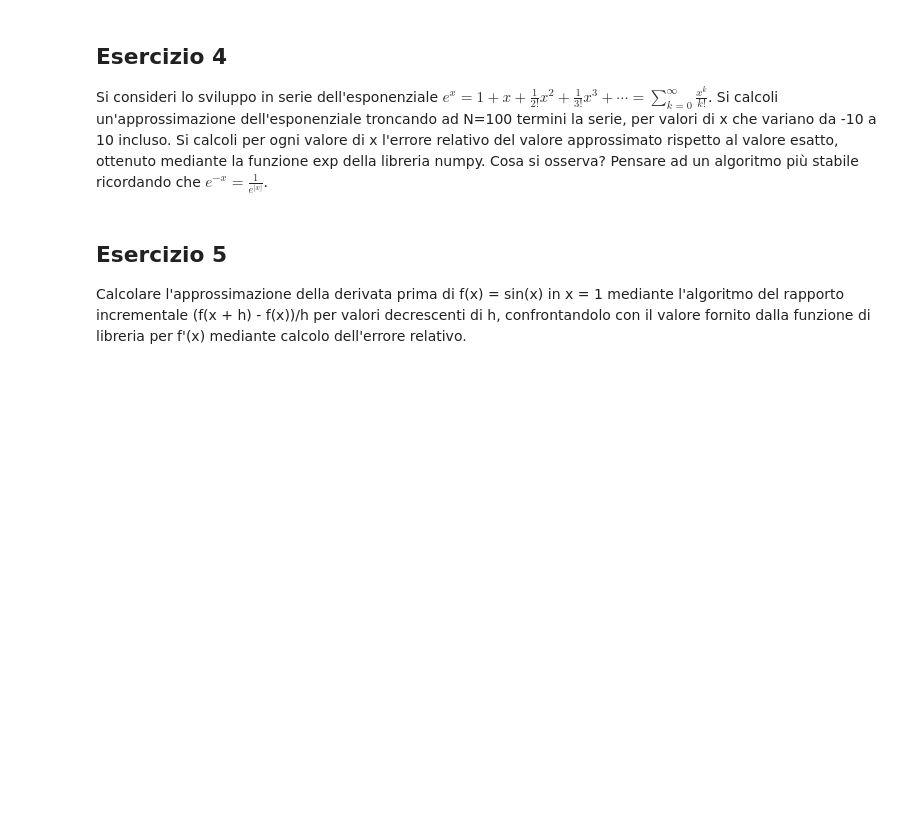
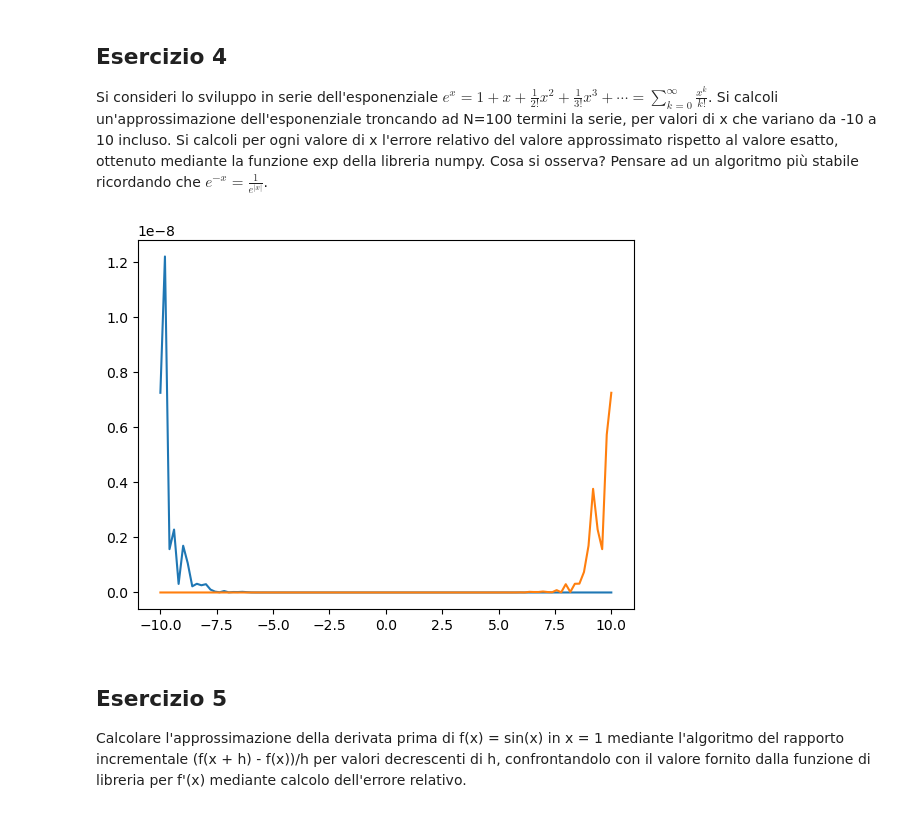
Before and after one commit to FireSoul04/unibo_projects, a Jupyter notebook: numerical_methods/exercises/Esercitazione5.ipynb, the cells around one changed output. Cells and saved outputs as stored; diff of their text form; code cells hidden in the pictures; blank space fills up the shorter version.

```diff
--- a/numerical_methods/exercises/Esercitazione5.ipynb
+++ b/numerical_methods/exercises/Esercitazione5.ipynb
@@ -118,6 +116,27 @@ plt.show()
 # %% [markdown]
 ## Esercizio 4
 Si consideri lo sviluppo in serie dell'esponenziale $e^x=1+x+\frac{1}{2!}x^2+\frac{1}{3!}x^3+\cdots =\sum_{k=0}^\infty \frac{x^k}{k!} $. Si calcoli un'approssimazione dell'esponenziale troncando ad N=100 termini la serie, per valori di x che variano da -10 a 10 incluso. Si calcoli  per ogni valore di x l'errore relativo del valore approssimato rispetto al valore esatto, ottenuto mediante la funzione exp della libreria numpy. Cosa si osserva? Pensare ad un algoritmo più stabile ricordando che $e^{-x}=\frac{1}{e^{|x|}}$.
+# %%
+def exp_approx(x, n):
+    s = np.zeros_like(n)
+    for k in range(n):
+        s = s + x**k / math.factorial(k)
+    return s
+
+def exp_approx_stabile(x, n):
+    s = np.zeros_like(n)
+    for k in range(n):
+        s = s + (-x)**k / math.factorial(k)
+    return 1 / s
+
+x = np.linspace(-10, 10, 100)
+e = np.abs(exp_approx(x, 100) - np.exp(x)) / np.abs(np.exp(x))
+e2 = np.abs(exp_approx_stabile(x, 100) - np.exp(x)) / np.abs(np.exp(x))
+
+plt.plot(x, e, x, e2)
+plt.show()
+# %% [output]
+[figure, added]
 # %% [markdown]
 ## Esercizio 5
 Calcolare l'approssimazione della derivata prima di f(x) = sin(x) in x = 1
```
Also changed, not shown: parts of 8 cells of this notebook, 19 other files.
